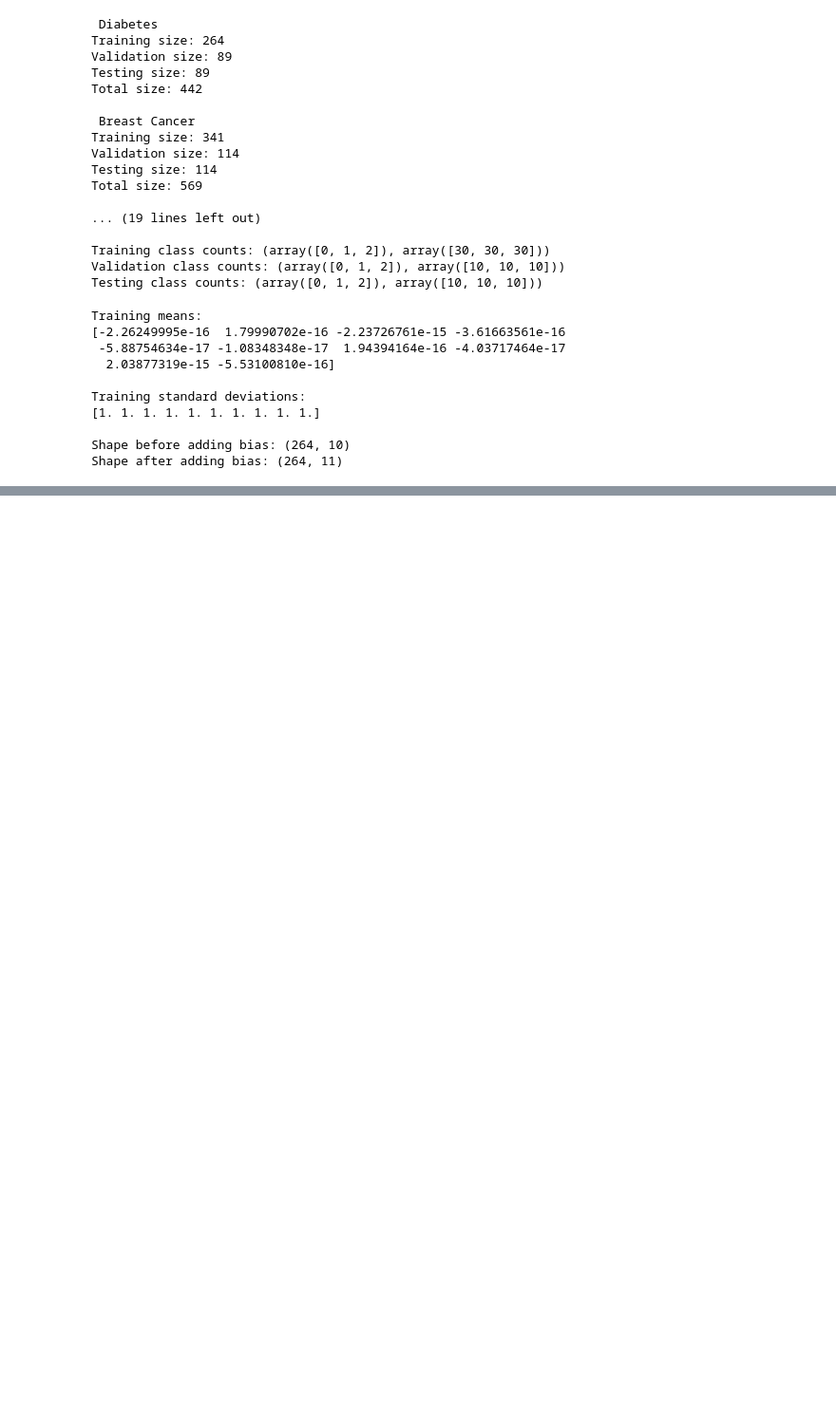
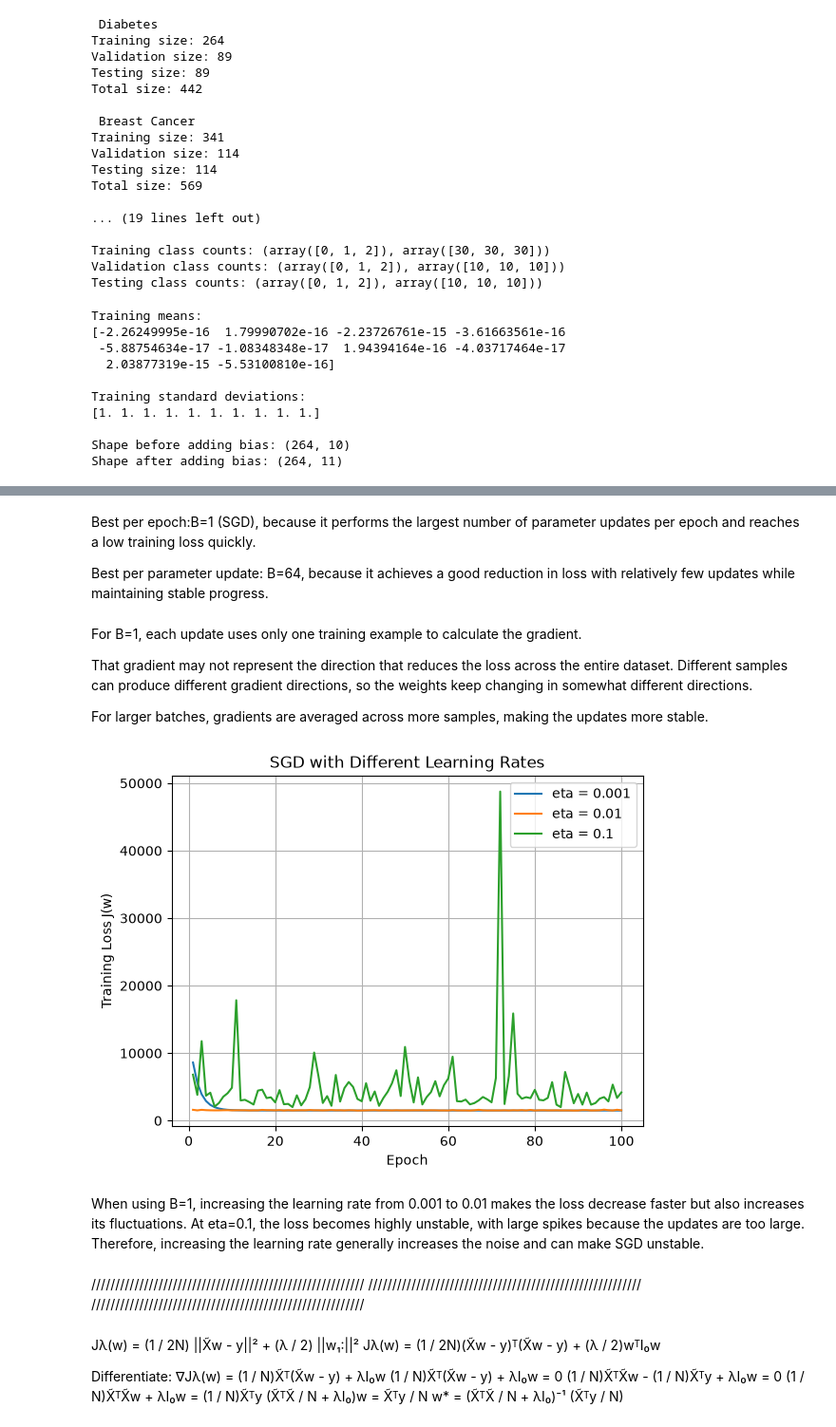
Before and after one commit to asmaa580/Linear-Models-and-Support-Vector-Machines, a Jupyter notebook: notebbok1.ipynb, the cells around one changed output, grey strips where cells are left out. Shown at 95% size. Saved outputs shown, nothing was run; the diff lists cells and outputs as text; code cells hidden in the pictures; blank space fills up the shorter version.

```diff
--- a/notebbok1.ipynb
+++ b/notebbok1.ipynb
@@ -213,0 +921,19 @@ def classification_metrics(cm):
+# %%
+batch_sizes = [1, 16, 64, N]
+mini_results = {}
+for B in batch_sizes:
+
+
+    w, losses, updates = mini_batch_gd(
+        X_train_bias,
+        y_train,
+        eta=0.01,
+        epochs=100,
+        batch_size=B
+    )
+
+    mini_results[B] = {
+        "weights": w,
+        "losses": losses,
+        "updates": updates
+    }
@@ -213,0 +992,60 @@ def classification_metrics(cm):
+# %% [markdown]
+Best per epoch:B=1 (SGD), because it performs the largest number of parameter updates per epoch and reaches a low training loss quickly.
+
+Best per parameter update: B=64, because it achieves a good reduction in loss with relatively few updates while maintaining stable progress.
+# %% [markdown]
+For B=1, each update uses only one training example to calculate the gradient.
+
+That gradient may not represent the direction that reduces the loss across the entire dataset. Different samples can produce different gradient directions, so the weights keep changing in somewhat different directions.
+
+For larger batches, gradients are averaged across more samples, making the updates more stable.
+# %%
+sgd_rates = [0.001, 0.01, 0.1]
+sgd_results = {}
+for eta in sgd_rates:
+
+    w, losses, updates = mini_batch_gd(
+        X_train_bias,
+        y_train,
+        eta=eta,
+        epochs=100,
+        batch_size=1
+    )
+
+    sgd_results[eta] = losses
+
+# Plot
+for eta in sgd_rates:
+
+    plt.plot(
+        range(1, 101),
+        sgd_results[eta],
+        label=f"eta = {eta}"
+    )
+
+plt.xlabel("Epoch")
+plt.ylabel("Training Loss J(w)")
+plt.title("SGD with Different Learning Rates")
+plt.legend()
+plt.grid(True)
+
+plt.show()
+# %% [output]
+[figure, added]
+# %% [markdown]
+When using B=1, increasing the learning rate from 0.001 to 0.01 makes the loss decrease faster but also increases its fluctuations. At eta=0.1, the loss becomes highly unstable, with large spikes because the updates are too large. Therefore, increasing the learning rate generally increases the noise and can make SGD unstable.
+# %% [markdown]
+/////////////////////////////////////////////////////////
+/////////////////////////////////////////////////////////
+/////////////////////////////////////////////////////////
+# %% [markdown]
+Jλ(w) = (1 / 2N) ||X̃w - y||² + (λ / 2) ||w₁:||²
+Jλ(w) = (1 / 2N)(X̃w - y)ᵀ(X̃w - y) + (λ / 2)wᵀI₀w
+
+Differentiate:
+∇Jλ(w) = (1 / N)X̃ᵀ(X̃w - y) + λI₀w
+(1 / N)X̃ᵀ(X̃w - y) + λI₀w = 0
+(1 / N)X̃ᵀX̃w - (1 / N)X̃ᵀy + λI₀w = 0
+(1 / N)X̃ᵀX̃w + λI₀w = (1 / N)X̃ᵀy
+(X̃ᵀX̃ / N + λI₀)w = X̃ᵀy / N
+w* = (X̃ᵀX̃ / N + λI₀)⁻¹ (X̃ᵀy / N)
```
Also changed, not shown: parts of 64 cells of this notebook.
